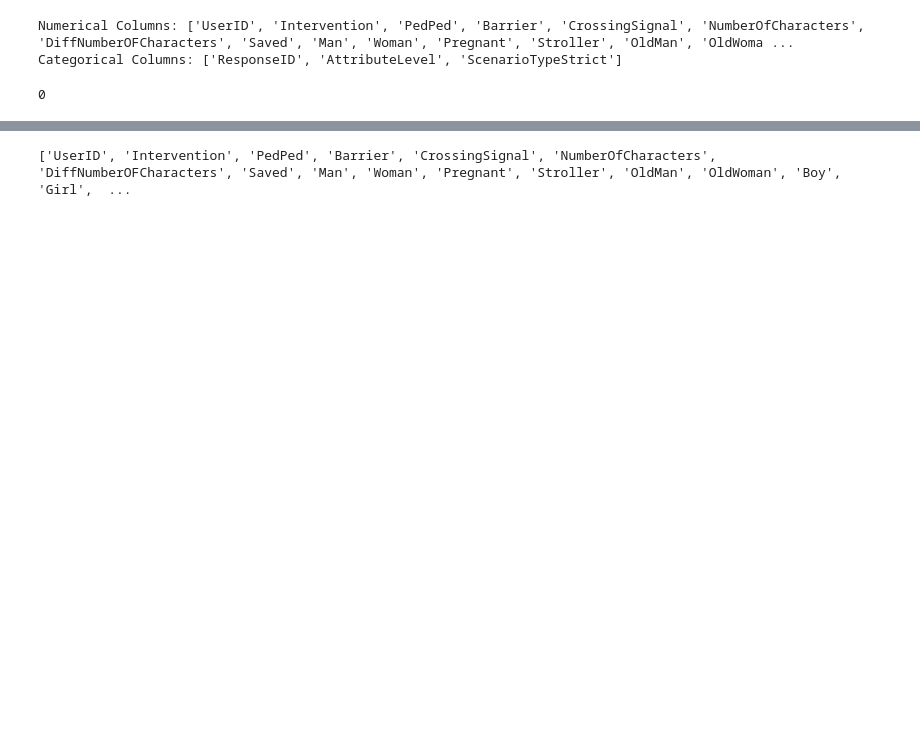
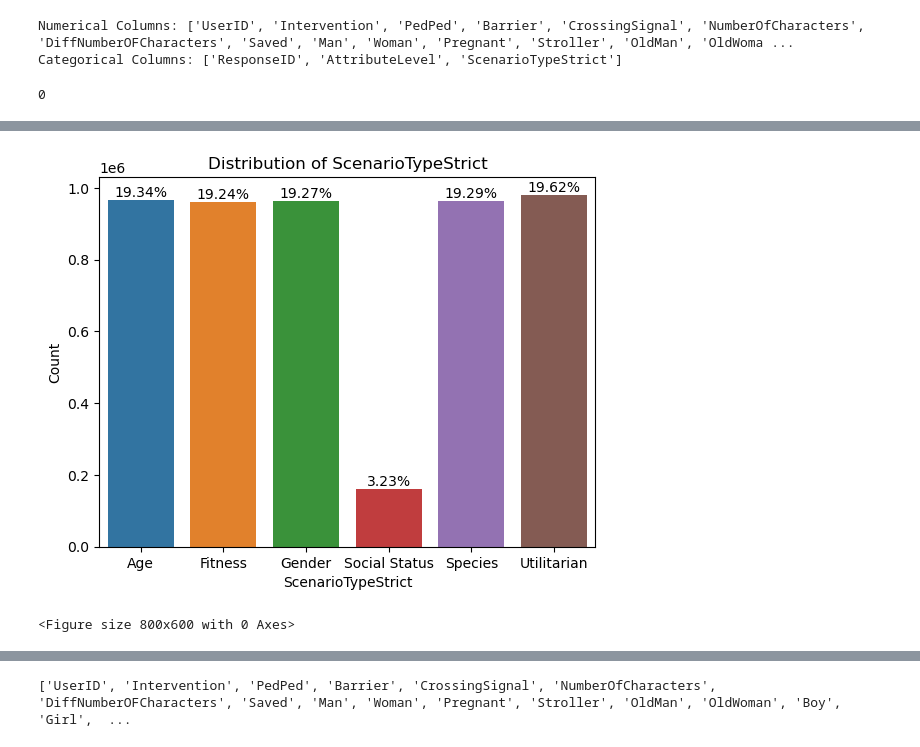
Before and after one commit to Moral-Machine-2024/Emmakuipers, a Jupyter notebook: EDA.ipynb, the cells around one changed output, grey strips where cells are left out. Saved outputs shown, nothing was run; the diff lists cells and outputs as text; code cells hidden in the pictures; blank space fills up the shorter version.

```diff
--- a/EDA.ipynb
+++ b/EDA.ipynb
@@ -226,0 +258,23 @@ KeyboardInterrupt:
+# %%
+# Calculate the percentage of each class in the 'UserID' column
+total = len(df_total['ScenarioTypeStrict'])  # Total number of samples
+ax = sns.countplot(x='ScenarioTypeStrict', data=df_total)
+
+# Add percentages on top of the bars
+for p in ax.patches:
+    percentage = '{:.2f}%'.format(100 * p.get_height() / total)
+    x = p.get_x() + p.get_width() / 2                           # Position the label in the center of each bar
+    y = p.get_height()                                          # Height of the bar
+    ax.annotate(percentage, (x, y), ha='center', va='bottom')   # Annotate the bar with the percentage
+
+# Add labels and title
+plt.title('Distribution of ScenarioTypeStrict')
+plt.xlabel('ScenarioTypeStrict')
+plt.ylabel('Count')
+
+# Show the plot
+plt.figure(figsize=(8, 6))
+plt.show()
+# %% [output]
+[figure, added]
+<Figure size 800x600 with 0 Axes>
```
Also changed, not shown: parts of 19 cells of this notebook, 8 other files.
